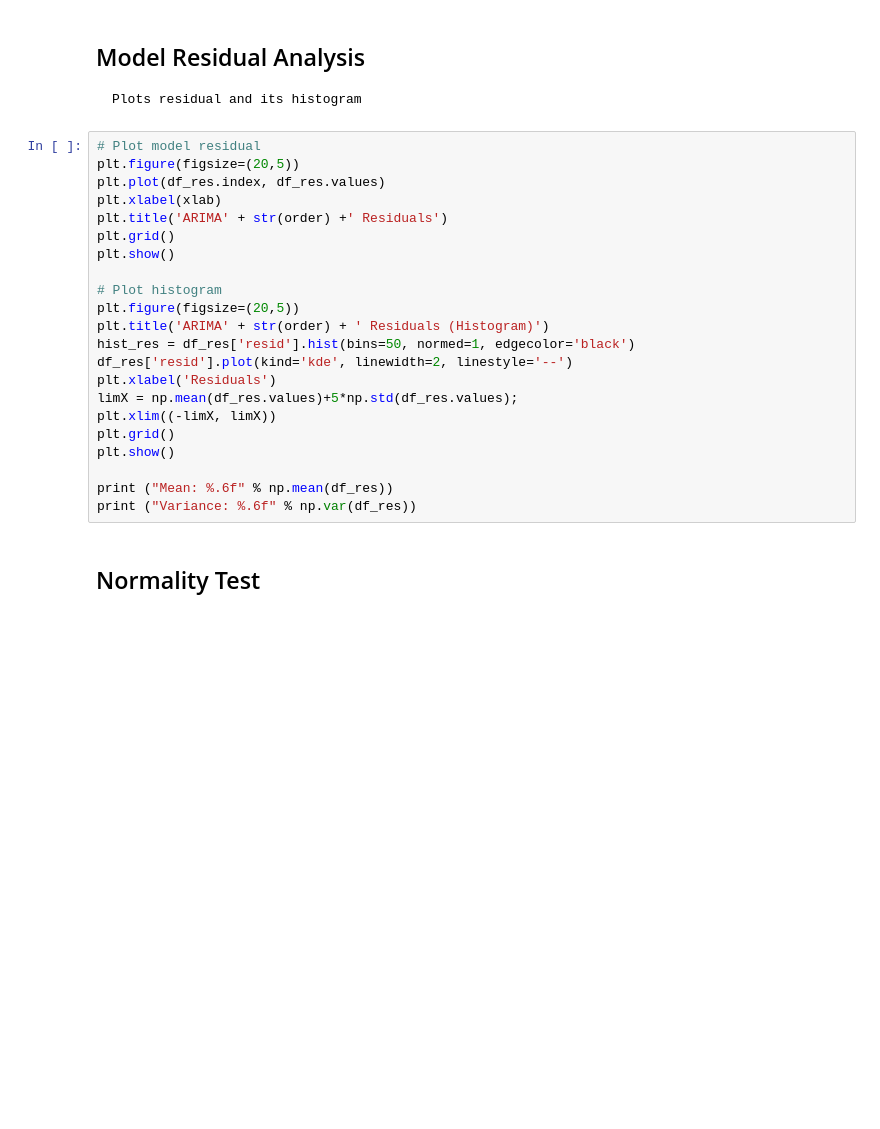
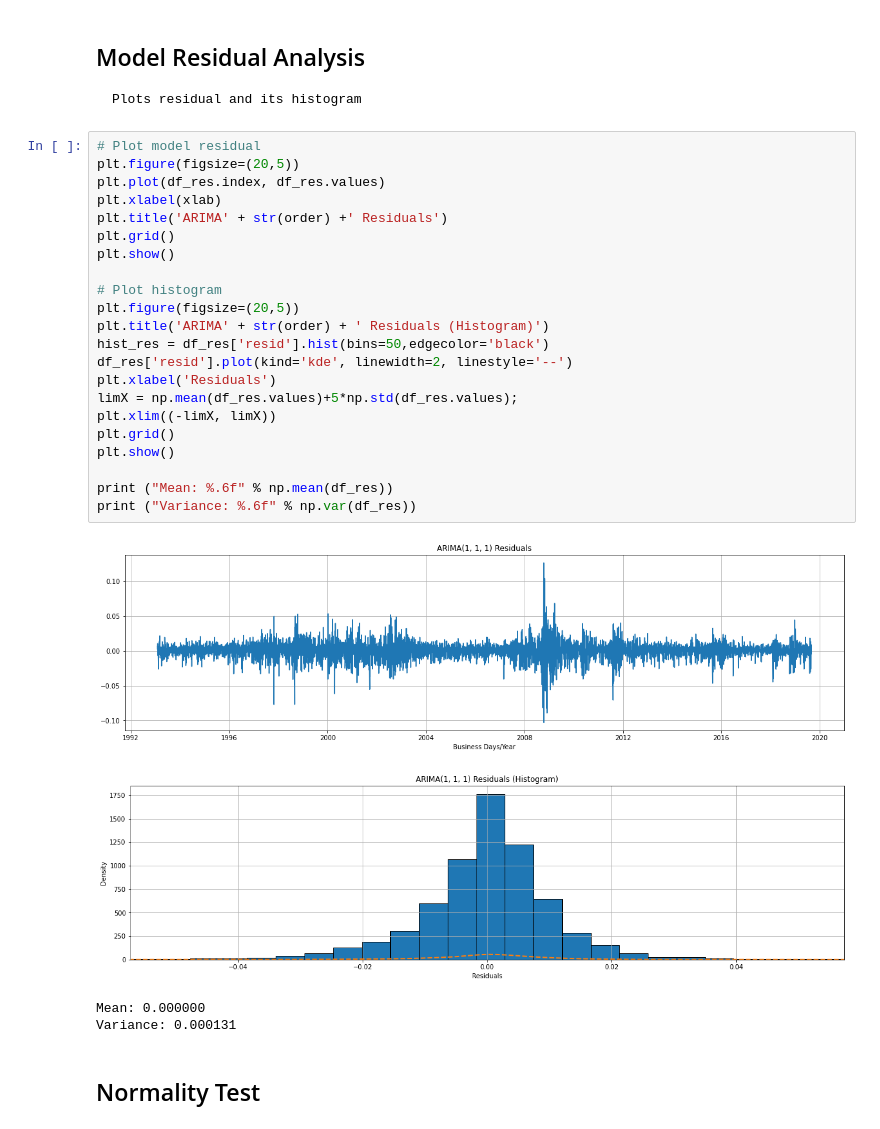
Before and after one commit to DidierRLopes/UnivariateTimeSeriesForecast, a Jupyter notebook: ARIMA.ipynb, the cells around one changed output. Cells and saved outputs as stored; diff of their text form; blank space fills up the shorter version.

```diff
--- a/ARIMA.ipynb
+++ b/ARIMA.ipynb
@@ -634,25 +675,30 @@ model_fit.summary()
 # %%
 # Plot model residual
 plt.figure(figsize=(20,5))
 plt.plot(df_res.index, df_res.values)
 plt.xlabel(xlab)
 plt.title('ARIMA' + str(order) +' Residuals')
 plt.grid()
 plt.show()
 
 # Plot histogram
 plt.figure(figsize=(20,5))
 plt.title('ARIMA' + str(order) + ' Residuals (Histogram)')
-hist_res = df_res['resid'].hist(bins=50, normed=1, edgecolor='black')
+hist_res = df_res['resid'].hist(bins=50,edgecolor='black')
 df_res['resid'].plot(kind='kde', linewidth=2, linestyle='--')
 plt.xlabel('Residuals')
 limX = np.mean(df_res.values)+5*np.std(df_res.values);
 plt.xlim((-limX, limX))
 plt.grid()
 plt.show()
 
 print ("Mean: %.6f" % np.mean(df_res))
 print ("Variance: %.6f" % np.var(df_res))
+# %% [output]
+[figure, added]
+[figure, added]
+Mean: 0.000000
+Variance: 0.000131
 # %% [markdown]
 ## Normality Test
 # %% [markdown]
```
Also changed, not shown: parts of 26 cells of this notebook.
